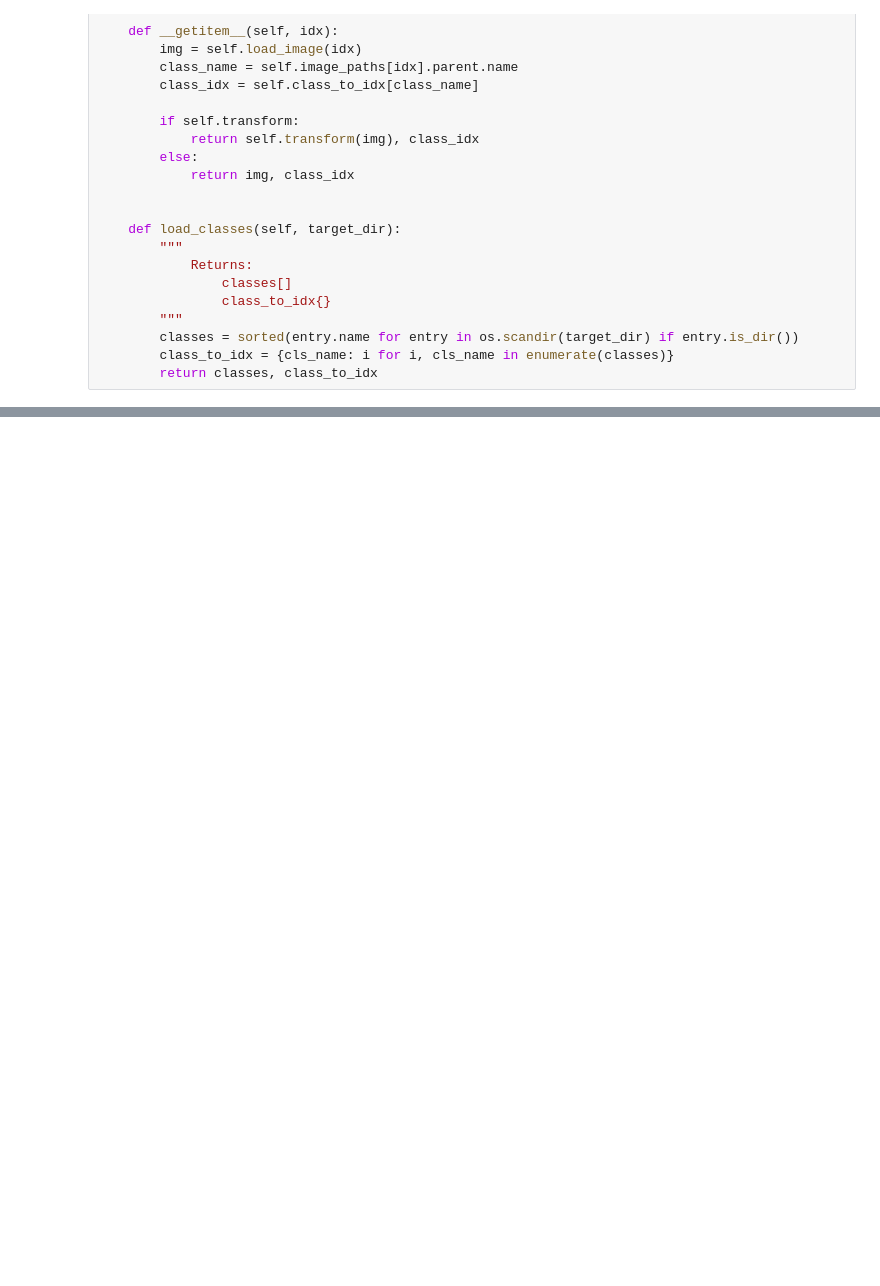
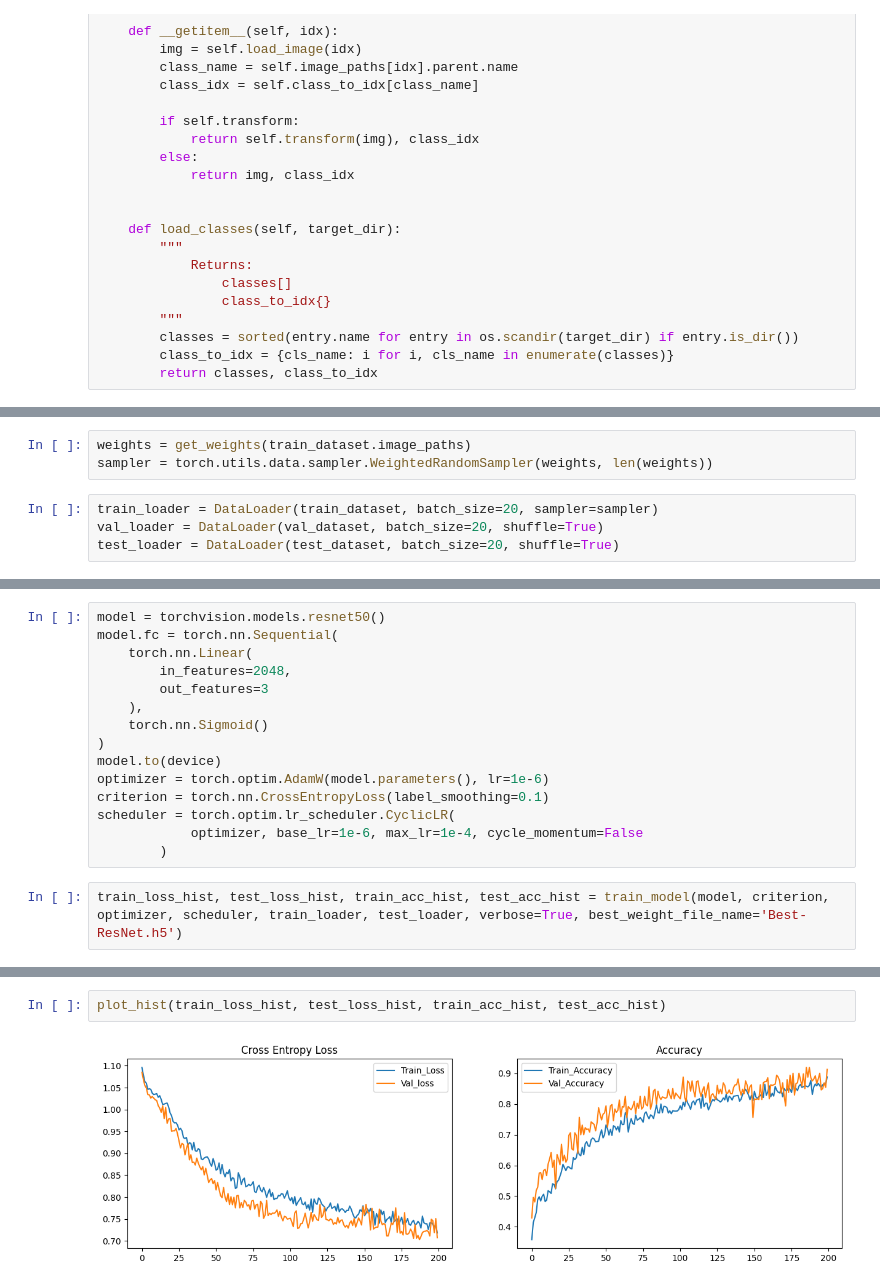
Before and after one commit to kristianespina/banana-leaf-disease-classifier, a Jupyter notebook: 1-train-mixer.ipynb, the cells around one changed output, grey strips where cells are left out. Cells and saved outputs as stored; diff of their text form; blank space fills up the shorter version.

```diff
--- a/1-train-mixer.ipynb
+++ b/1-train-mixer.ipynb
@@ -276,0 +265,7 @@ trainer.callback_metrics
+# %%
+weights = get_weights(train_dataset.image_paths)
+sampler = torch.utils.data.sampler.WeightedRandomSampler(weights, len(weights))
+# %%
+train_loader = DataLoader(train_dataset, batch_size=20, sampler=sampler)
+val_loader = DataLoader(val_dataset, batch_size=20, shuffle=True)
+test_loader = DataLoader(test_dataset, batch_size=20, shuffle=True)
@@ -276,0 +274,17 @@ trainer.callback_metrics
+# %%
+model = torchvision.models.resnet50()
+model.fc = torch.nn.Sequential(
+    torch.nn.Linear(
+        in_features=2048,
+        out_features=3
+    ),
+    torch.nn.Sigmoid()
+)
+model.to(device)
+optimizer = torch.optim.AdamW(model.parameters(), lr=1e-6)
+criterion = torch.nn.CrossEntropyLoss(label_smoothing=0.1)
+scheduler = torch.optim.lr_scheduler.CyclicLR(
+            optimizer, base_lr=1e-6, max_lr=1e-4, cycle_momentum=False
+        )
+# %%
+train_loss_hist, test_loss_hist, train_acc_hist, test_acc_hist = train_model(model, criterion, optimizer, scheduler, train_loader, test_loader, verbose=True, best_weight_file_name='Best-ResNet.h5')
@@ -276,0 +309,4 @@ trainer.callback_metrics
+# %%
+plot_hist(train_loss_hist, test_loss_hist, train_acc_hist, test_acc_hist)
+# %% [output]
+[figure, added]
```
Also changed, not shown: parts of 58 cells of this notebook.
